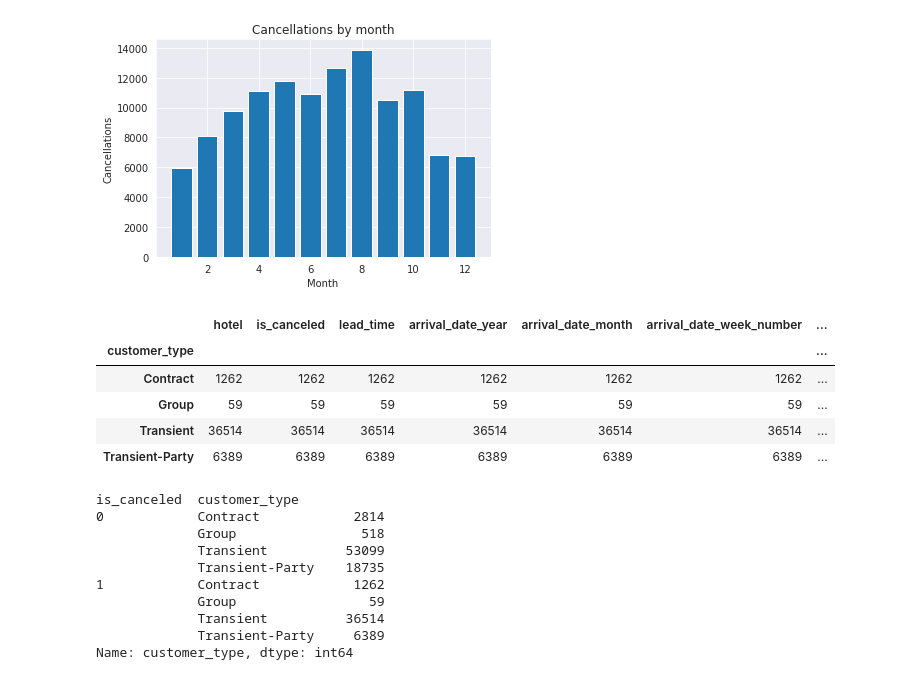
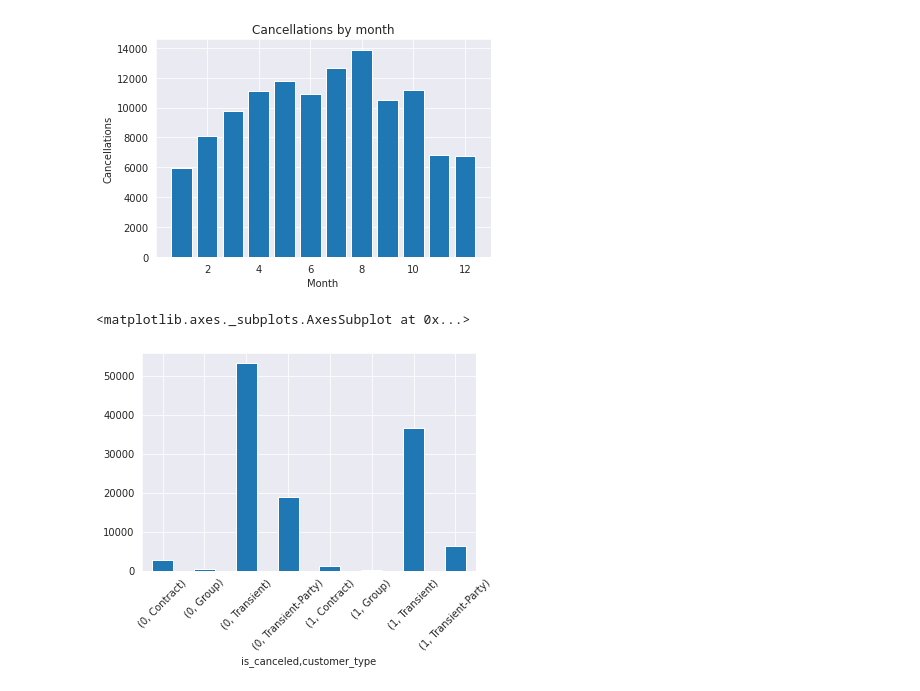
Before and after one commit to suchirmm/hotel-booking, a Jupyter notebook: hotel_booking_analysis.ipynb, the cells around one changed output. Cells and saved outputs as stored; diff of their text form; code cells hidden in the pictures.

```diff
--- a/hotel_booking_analysis.ipynb
+++ b/hotel_booking_analysis.ipynb
@@ -247,25 +268,8 @@ plt.title('Cancellations by month')
 # %% [output]
 Text(0.5, 1.0, 'Cancellations by month')
 [figure]
-# %%
-df.loc[df['is_canceled'] == 1].groupby('customer_type').count()
-# %% [output]
-|  | hotel | is_canceled | lead_time | arrival_date_year | arrival_date_month | arrival_date_week_number | ... |
-| customer_type |  |  |  |  |  |  | ... |
-| Contract | 1262 | 1262 | 1262 | 1262 | 1262 | 1262 | ... |
-| Group | 59 | 59 | 59 | 59 | 59 | 59 | ... |
-| Transient | 36514 | 36514 | 36514 | 36514 | 36514 | 36514 | ... |
-| Transient-Party | 6389 | 6389 | 6389 | 6389 | 6389 | 6389 | ... |
 # %%
-df.groupby(['is_canceled', 'customer_type'])['customer_type'].count()
+df.groupby(['is_canceled', 'customer_type'])['customer_type'].count().plot.bar(rot = 45)
 # %% [output]
-is_canceled  customer_type
-0            Contract            2814
-             Group                518
-             Transient          53099
-             Transient-Party    18735
-1            Contract            1262
-             Group                 59
-             Transient          36514
-             Transient-Party     6389
-Name: customer_type, dtype: int64
+<matplotlib.axes._subplots.AxesSubplot at 0x...>
+[figure, added]
```
Also changed, not shown: parts of 18 cells of this notebook.
